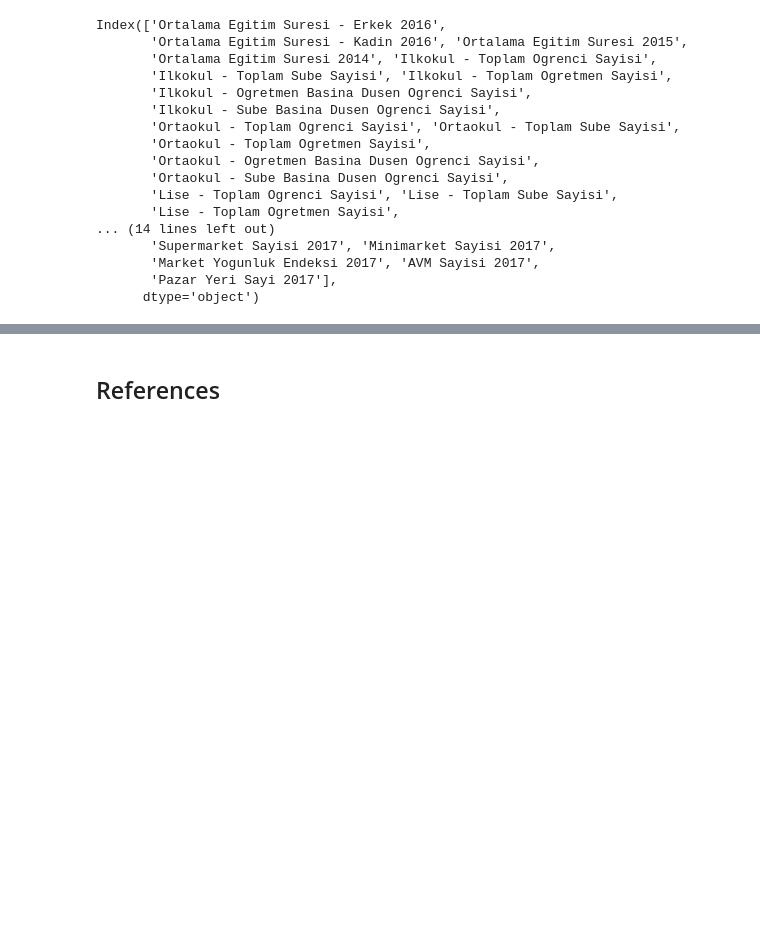
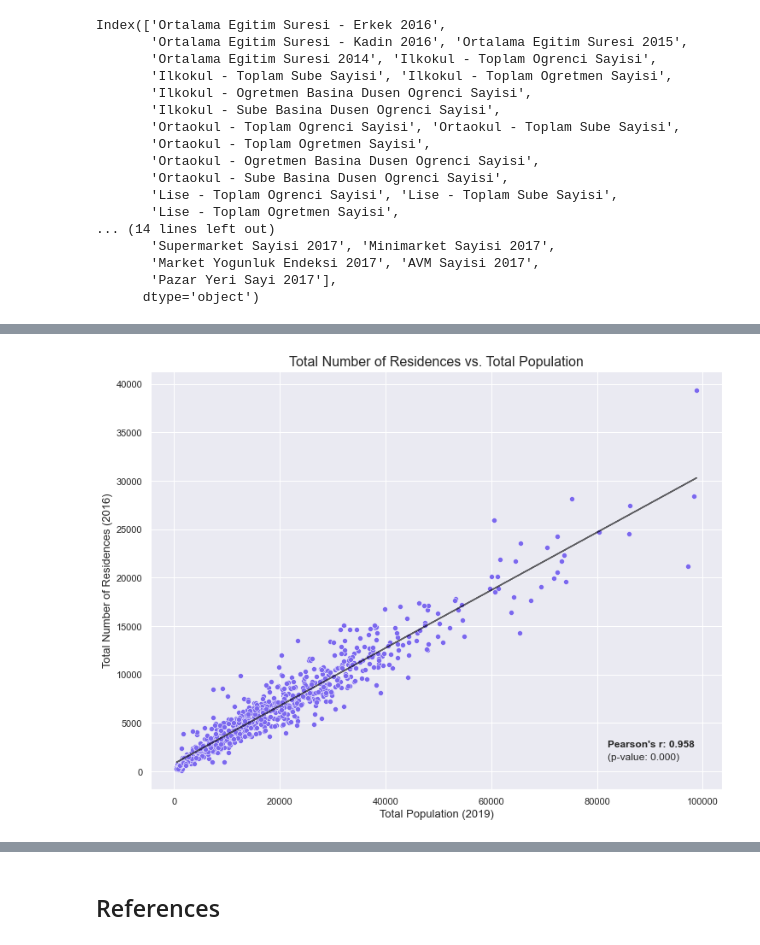
Before and after one commit to ercansen/istanbul, a Jupyter notebook: istanbul.ipynb, the cells around one changed output, grey strips where cells are left out. Saved outputs shown, nothing was run; the diff lists cells and outputs as text; code cells hidden in the pictures; blank space fills up the shorter version.

```diff
--- a/istanbul.ipynb
+++ b/istanbul.ipynb
@@ -1266,6 +1603,9 @@ See the caveats in the documentation: http://pandas.pydata.org/pandas-docs/stabl
 # %%
-# Drops total population features except the most recent one, since keeping them would cause collinearity issues
-socio_filtered = socio_filtered.drop(columns=['2015 Toplam Nufus','2016 Toplam Nufus','2017 Toplam Nufus','2018 Toplam Nufus'])
+# Drops total population features except the most recent one, since keeping them would result in multicollinearity
+socio_filtered = socio_filtered.drop(columns=['2015 Toplam Nufus',
+                                              '2016 Toplam Nufus',
+                                              'Total Population 2017',
+                                              'Total Population 2018'])
 # %%
 # Creates a feature for female population per male population
 socio_filtered['women:men'] = socio_filtered['2016 Toplam Nufus (Kadin)'] / socio_filtered['2016 Toplam Nufus (Erkek)']
@@ -1274,11 +1614,19 @@ socio_filtered['women:men'] = socio_filtered['2016 Toplam Nufus (Kadin)'] / soci
 socio_filtered = socio_filtered.drop(columns=['2016 Toplam Nufus (Kadin)', '2016 Toplam Nufus (Erkek)'])
 # %%
 # Creates rate of change feature for average age
-socio_filtered['avg age change 15-16'] = rate_of_change(socio_filtered['Ortalama Yas 2015'],socio_filtered['Ortalama Yas 2016'])
+socio_filtered['avg age change 15-16'] = rate_of_change(socio_filtered['Ortalama Yas 2015'],
+                                                        socio_filtered['Ortalama Yas 2016'])
 # %%
 # Drops the older average age feature
 socio_filtered = socio_filtered.drop(columns=['Ortalama Yas 2015'])
 # %%
-# Population density is calculated
-socio_filtered['population density per km2'] = socio_filtered['2019 Toplam Nufus'] / socio_filtered['Yuzolcumu (km2)']
+# Calculates population density
+socio_filtered['population density per km2'] = socio_filtered['Total Population 2019'] /\
+                                               socio_filtered['Yuzolcumu (km2)']
+# %%
+linear_relationship(socio_filtered, 'Total Population 2019', 'Toplam Konut Sayisi 2016',
+                    'Total Number of Residences vs. Total Population',
+                    'Total Population (2019)', 'Total Number of Residences (2016)', 82000, 2500)
+# %% [output]
+[figure, added]
 # %%
```
Also changed, not shown: parts of 164 cells of this notebook, 1 other file.
